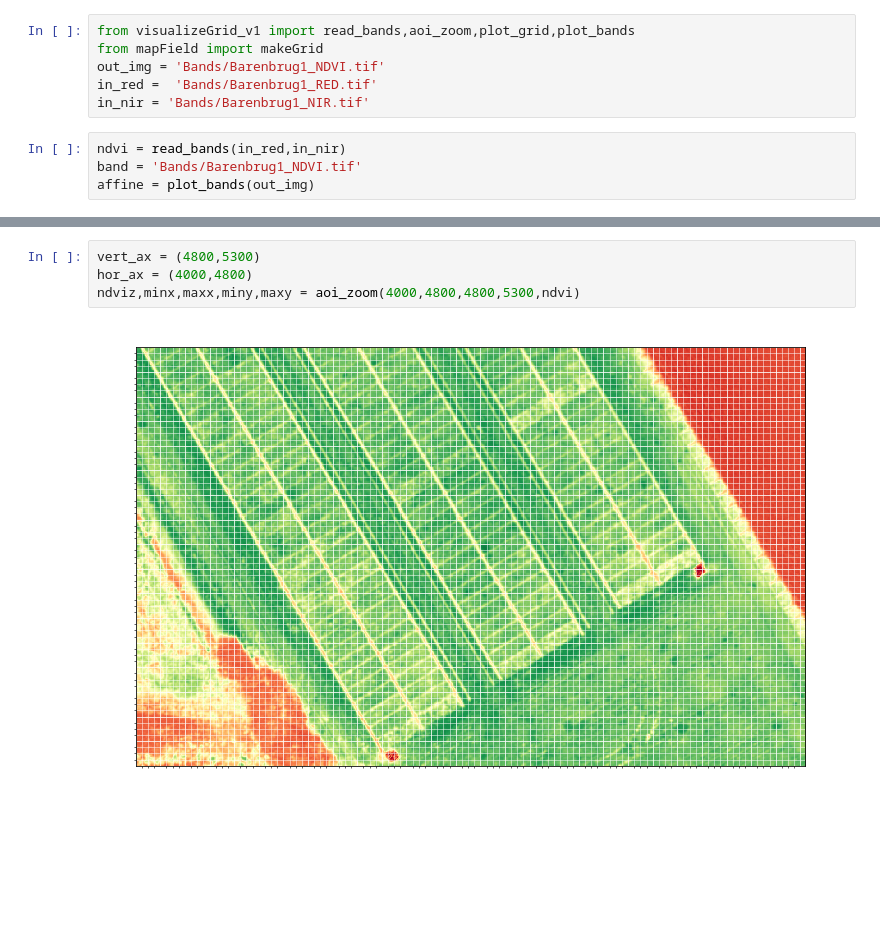
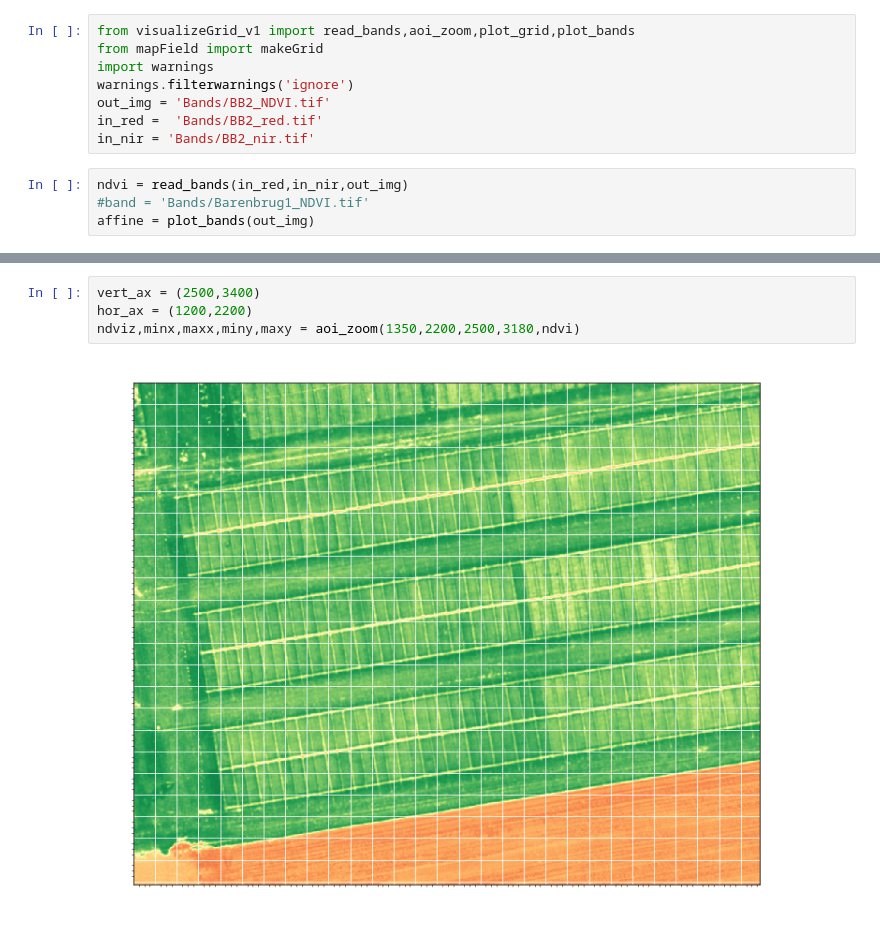
Before and after one commit to j-la-haye/write_field_grid, a Jupyter notebook: Visualize_Field_Plot_v0.ipynb, the cells around one changed output, grey strips where cells are left out. Drawn from its saved outputs; the diff is of its cells as text; blank space fills up the shorter version.

```diff
--- a/Visualize_Field_Plot_v0.ipynb
+++ b/Visualize_Field_Plot_v0.ipynb
@@ -1,11 +1,13 @@
 # %%
 from visualizeGrid_v1 import read_bands,aoi_zoom,plot_grid,plot_bands
 from mapField import makeGrid
-out_img = 'Bands/Barenbrug1_NDVI.tif'
-in_red =  'Bands/Barenbrug1_RED.tif'
-in_nir = 'Bands/Barenbrug1_NIR.tif'
+import warnings
+warnings.filterwarnings('ignore')
+out_img = 'Bands/BB2_NDVI.tif'
+in_red =  'Bands/BB2_red.tif'
+in_nir = 'Bands/BB2_nir.tif'
 # %%
-ndvi = read_bands(in_red,in_nir)
-band = 'Bands/Barenbrug1_NDVI.tif'
+ndvi = read_bands(in_red,in_nir,out_img)
+#band = 'Bands/Barenbrug1_NDVI.tif'
 affine = plot_bands(out_img)
 # %% [output]
@@ -13,6 +15,6 @@ affine = plot_bands(out_img)
 # %%
-vert_ax = (4800,5300)
-hor_ax = (4000,4800)
-ndviz,minx,maxx,miny,maxy = aoi_zoom(4000,4800,4800,5300,ndvi)
+vert_ax = (2500,3400)
+hor_ax = (1200,2200)
+ndviz,minx,maxx,miny,maxy = aoi_zoom(1350,2200,2500,3180,ndvi)
 # %% [output]
-[figure, old version]
+[figure, new version]
```
Also changed, not shown: parts of 5 cells of this notebook.
